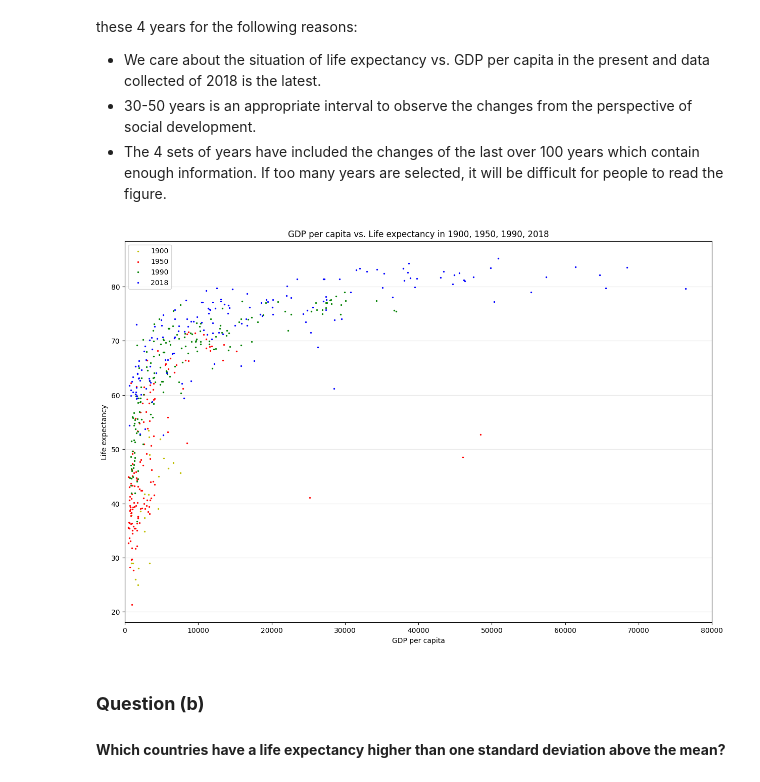
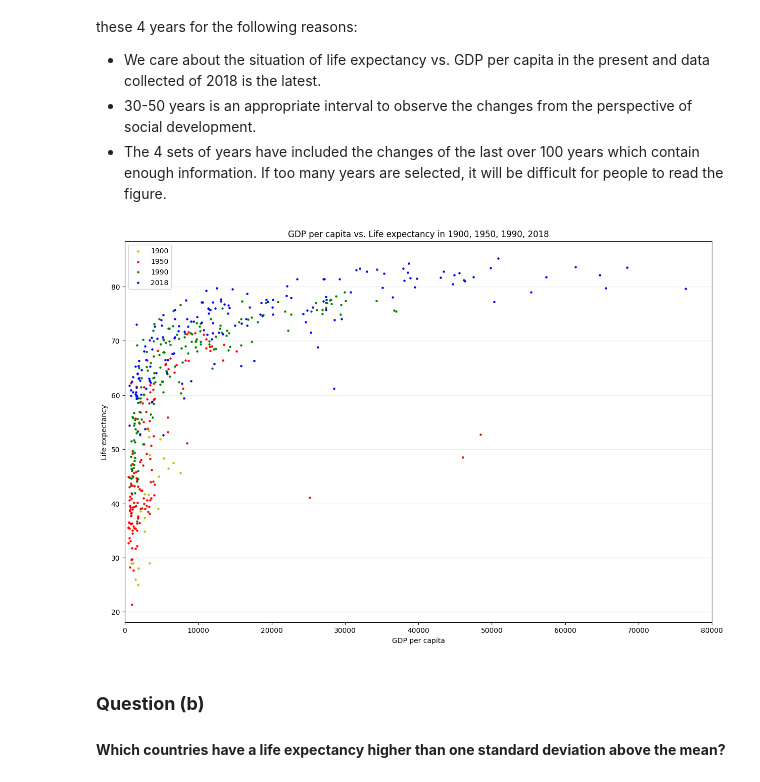
Before and after one commit to chenbin234/DAT405-DIT407-Introduction-to-data-science-and-AI, a Jupyter notebook: Assignment_1/Bingcheng/intro_to_AI_ass1_final.ipynb, the cells around one changed output. Cells and saved outputs as stored; diff of their text form; code cells hidden in the pictures.

```diff
--- a/Assignment_1/Bingcheng/intro_to_AI_ass1_final.ipynb
+++ b/Assignment_1/Bingcheng/intro_to_AI_ass1_final.ipynb
@@ -59,5 +59,10 @@ Joined common entries of gdp_per_captita and life_expectancy datasets
 # Merge gdp_per_captita and life_expectancy datasets
 gdp_per_captita_merged = pd.merge(gdp_per_captita, life_expectancy, on=['Entity', 'Code', 'Year'])
 
+# Rename column 'Life expectancy at birth (historical)' to 'Life expectancy'
+gdp_per_captita_merged.rename(columns = {'Life expectancy at birth (historical)':'Life expectancy'}, inplace = True)
+
+gdp_per_captita_merged.reset_index(drop=True, inplace=True)
+
 gdp_per_captita_merged
 # %% [output]
@@ -84,26 +89,26 @@ We selected four distinct years (1900, 1950, 1990, and 2018) to demonstrate how
 # %%
 df_1900 = gdp_per_captita_merged[gdp_per_captita_merged['Year'] == 1900]
 df_1950 = gdp_per_captita_merged[gdp_per_captita_merged['Year'] == 1950]
 df_1990 = gdp_per_captita_merged[gdp_per_captita_merged['Year'] == 1990]
 df_2018 = gdp_per_captita_merged[gdp_per_captita_merged['Year'] == 2018]
 
 plt.figure(figsize=[15,10])
 
-plt.scatter(df_1900['GDP per capita'], df_1900['Life expectancy at birth (historical)'], s=2, color='y')
-plt.scatter(df_1950['GDP per capita'], df_1950['Life expectancy at birth (historical)'], s=2, color='r')
-plt.scatter(df_1990['GDP per capita'], df_1990['Life expectancy at birth (historical)'], s=2, color='g')
-plt.scatter(df_2018['GDP per capita'], df_2018['Life expectancy at birth (historical)'], s=2, color='b')
+plt.scatter(df_1900['GDP per capita'], df_1900['Life expectancy'], s=5, color='y')
+plt.scatter(df_1950['GDP per capita'], df_1950['Life expectancy'], s=5, color='r')
+plt.scatter(df_1990['GDP per capita'], df_1990['Life expectancy'], s=5, color='g')
+plt.scatter(df_2018['GDP per capita'], df_2018['Life expectancy'], s=5, color='b')
 
 plt.legend(['1900', '1950', '1990', '2018'])
 plt.grid(axis = 'y', zorder=0, alpha=0.3)
 plt.xlabel('GDP per capita')
 plt.ylabel('Life expectancy')
 plt.title('GDP per capita vs. Life expectancy in 1900, 1950, 1990, 2018')
 plt.xlim(0, 80000)
 
 plt.show()
 # %% [output]
-[figure, old version]
+[figure, new version]
 # %% [markdown]
 ### **Question (b)**
 
```
Also changed, not shown: parts of 10 cells of this notebook, 1 other file.
